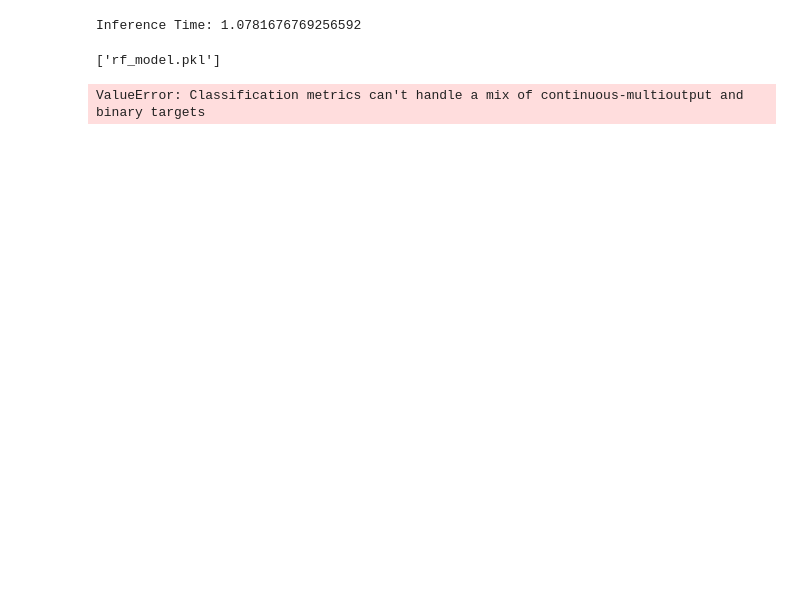
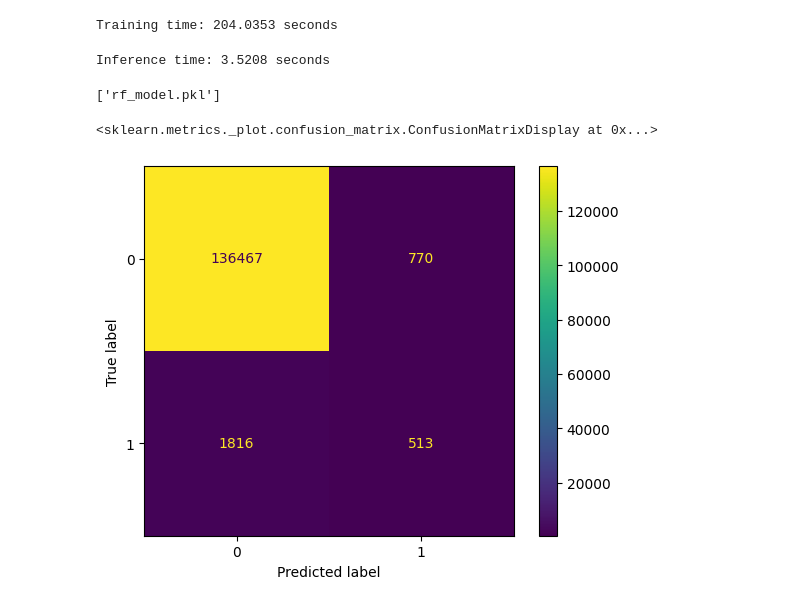
Before and after one commit to andy-ife/water-quality-pred, a Jupyter notebook: rf.ipynb, the cells around one changed output. Cells and saved outputs as stored; diff of their text form; code cells hidden in the pictures; blank space fills up the shorter version.

```diff
--- a/rf.ipynb
+++ b/rf.ipynb
@@ -81,14 +240,35 @@ Training time: 503.37 seconds
 # %%
-test_data = pd.read_csv("datasets/test.csv")
-if "EVENT" in test_data.columns:
-    test_data = test_data.drop("EVENT", axis=1)
+start_time = time.time()
+optimized_model = RandomForestClassifier(
+    max_depth=23,
+    max_features='sqrt',
+    min_samples_leaf=1,
+    min_samples_split=2,
+    n_estimators=245
+)
+optimized_model.fit(X_train, y_train)
 
-start_infer = time.time()
-test_preds = best_model.predict(test_data)
-end_infer = time.time()
-inference_time = end_infer - start_infer
+end_time = time.time()
 
-print(f"Inference Time: {inference_time}")
+# Calculate training time
+training_time = end_time - start_time
+
+# Print the training time
+print(f"Training time: {training_time:.4f} seconds")
 # %% [output]
-Inference Time: 1.0781676769256592
+Training time: 204.0353 seconds
+# %%
+start_time = time.time()
+
+y_pred = optimized_model.predict(X_test)
+
+end_time = time.time()
+
+# Calculate training time
+training_time = end_time - start_time
+
+# Print the training time
+print(f"Inference time: {training_time:.4f} seconds")
+# %% [output]
+Inference time: 3.5208 seconds
 # %%
@@ -96,9 +276,10 @@ joblib.dump(best_model, 'rf_model.pkl')
 # %% [output]
 ['rf_model.pkl']
 # %%
-cm = confusion_matrix(test_data, test_preds)
+cm = confusion_matrix(y_test, y_pred)
 disp = ConfusionMatrixDisplay(confusion_matrix=cm)
 disp.plot()
 # %% [output]
-ValueError: Classification metrics can't handle a mix of continuous-multioutput and binary targets
+<sklearn.metrics._plot.confusion_matrix.ConfusionMatrixDisplay at 0x...>
+[figure, added]
 # %%
```
Also changed, not shown: parts of 14 cells of this notebook, 4 other files.
